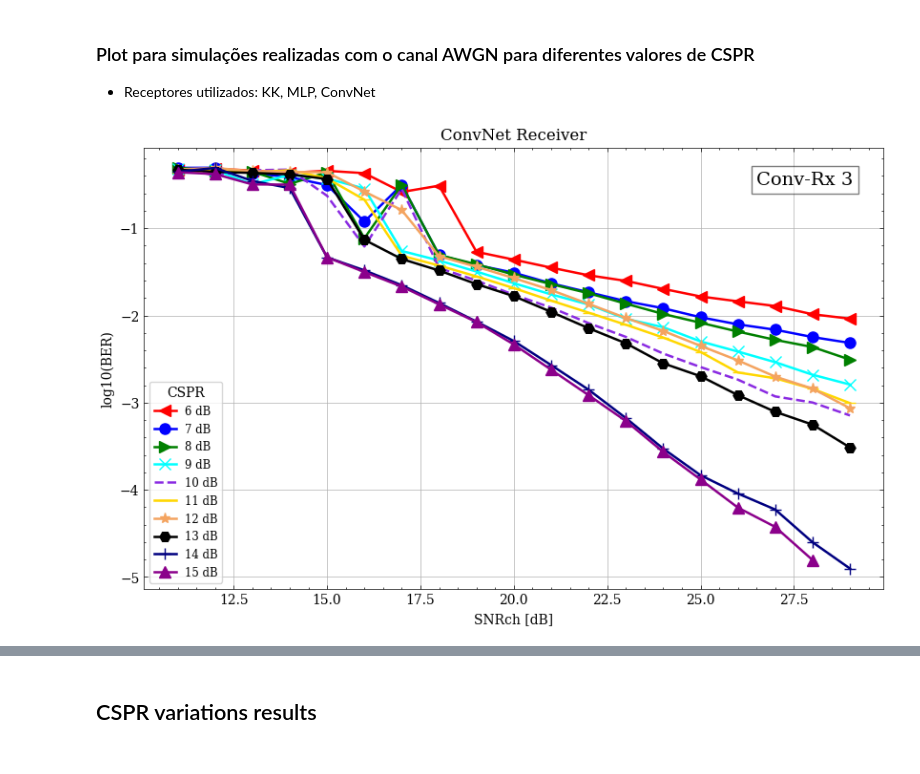
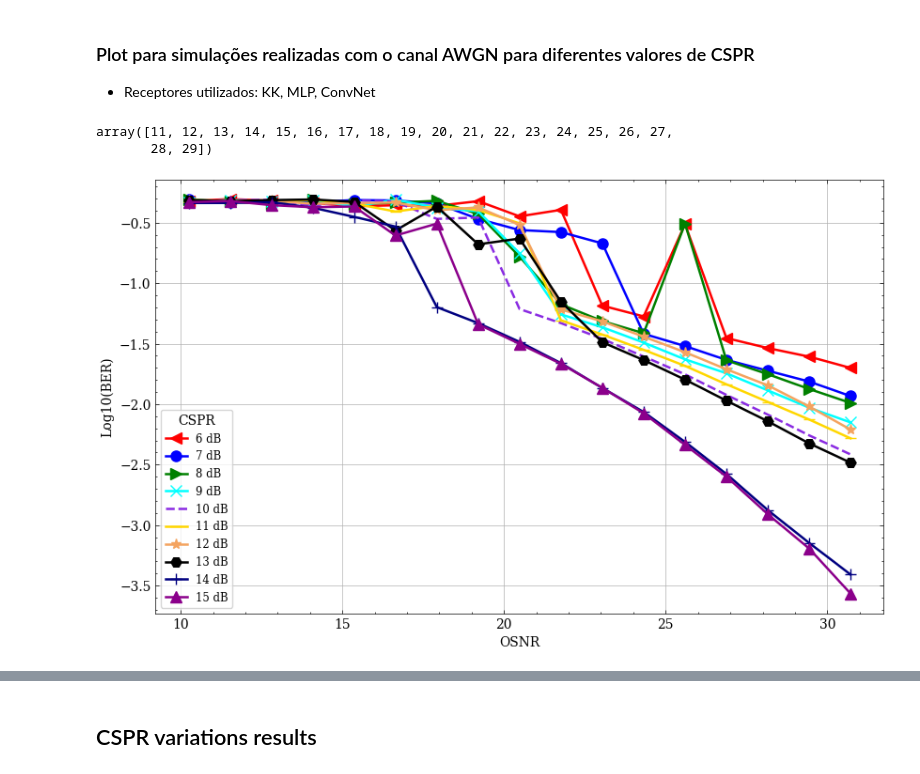
Before and after one commit to silasabs/PIVIC-PIBIC-Comunicacoes-Opticas, a Jupyter notebook: jupyter notebooks/Pibic_Results_PhaseRetrieval.ipynb, the cells around one changed output, grey strips where cells are left out. Cells and saved outputs as stored; diff of their text form; code cells hidden in the pictures.

```diff
--- a/jupyter notebooks/Pibic_Results_PhaseRetrieval.ipynb
+++ b/jupyter notebooks/Pibic_Results_PhaseRetrieval.ipynb
@@ -115,24 +115,29 @@ FO_SNR = np.mean([FO_SNR_0, FO_SNR_1, FO_SNR_2, FO_SNR_3, FO_SNR_4], axis=0)
 # %% [markdown]
 ### Plot para simulações realizadas com o canal AWGN para diferentes valores de CSPR
 - Receptores utilizados: KK, MLP, ConvNet
+# %%
+np.arange(11,30,1)
+# %% [output]
+array([11, 12, 13, 14, 15, 16, 17, 18, 19, 20, 21, 22, 23, 24, 25, 26, 27,
+       28, 29])
 # %%
 loPower = np.arange(6,16,1)
-SNR_values = np.arange(11,30,1)
+SNR_values = np.arange(8,25,1)
 OSNR = ((1*32e9)*SNR_values)/(2*12.5e9)
 
 plt.figure(figsize=(10,6))
 
 labels = ['-<', '-o', '->', '-x', '--', '-_', '-*', '-H', '-+', '-^']
 colors = ['red', 'blue', 'green', 'aqua', 'blueviolet', 'gold', 'sandybrown', 'black', 'navy', 'darkmagenta']
 
 for index, indCSPR in enumerate(loPower):
-    plt.plot(SNR_values, np.log10(CSPR_BER[:,index][2]), labels[index], markersize=8, color = colors[index], label=str(indCSPR)+' dB')
+    plt.plot(OSNR, np.log10(CSPR_BER[:,index][2]), labels[index], markersize=8, color = colors[index], label=str(indCSPR)+' dB')
 
 plt.legend(title="CSPR", loc=3, fontsize='small', frameon=True);
-plt.text(26.5,-0.5,'Conv-Rx 3', fontsize = 14, bbox=dict(facecolor='white', alpha=0.5))
-plt.title('ConvNet Receiver');
-plt.xlabel('SNRch [dB]');
-plt.ylabel('log10(BER)');
+#plt.text(26.5,-0.5,'Conv-Rx 3', fontsize = 14, bbox=dict(facecolor='white', alpha=0.5))
+#plt.title('ConvNet Receiver');
+plt.xlabel('OSNR');
+plt.ylabel('Log10(BER)');
 plt.grid();
 # %% [output]
-[figure, old version]
+[figure, new version]
```
Also changed, not shown: parts of 1 cell of this notebook, 2 other files.
